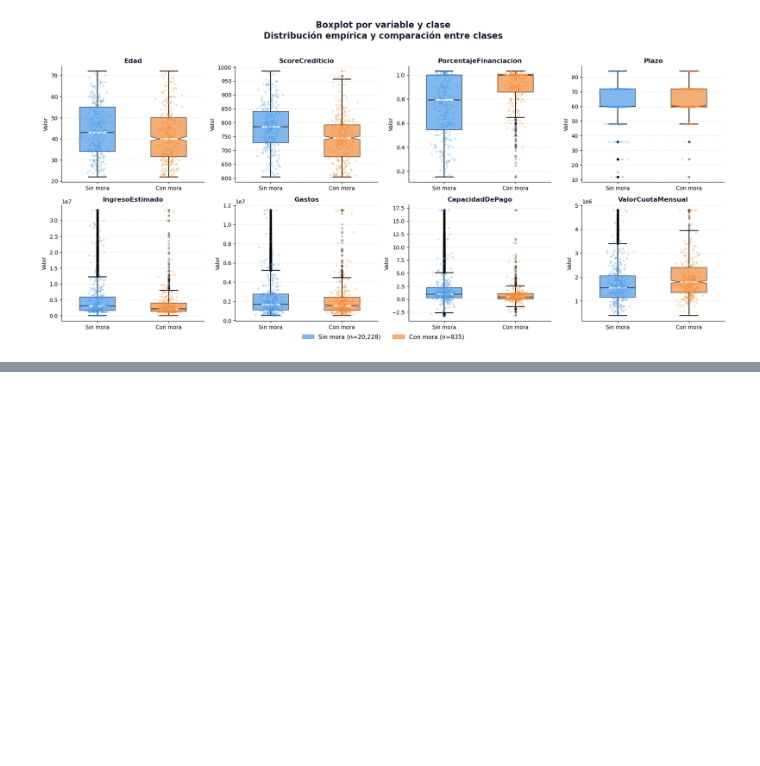
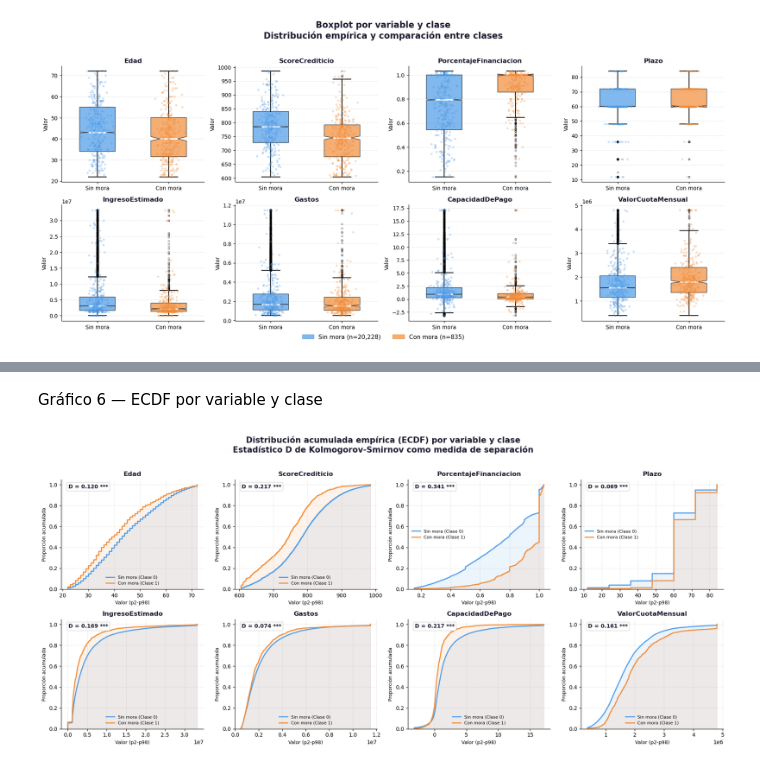
Before and after one commit to yacuervo18/Proyecto_Analitica_III, a Jupyter notebook: src/Modelo_RN_1.ipynb, the cells around one changed output, grey strips where cells are left out. Saved outputs shown, nothing was run; the diff lists cells and outputs as text; code cells hidden in the pictures; blank space fills up the shorter version.

```diff
--- a/src/Modelo_RN_1.ipynb
+++ b/src/Modelo_RN_1.ipynb
@@ -397,0 +501,65 @@ plt.show()
+# %% [markdown]
+Gráfico 6 — ECDF por variable y clase
+# %%
+from scipy import stats
+
+# ── Configuración ─────────────────────────────────────────────────────────
+variables  = ['Edad', 'ScoreCrediticio', 'PorcentajeFinanciacion', 'Plazo',
+              'IngresoEstimado', 'Gastos', 'CapacidadDePago', 'ValorCuotaMensual']
+colores    = {0: '#4C9BE8', 1: '#F28C38'}
+etiquetas  = {0: 'Sin mora (Clase 0)', 1: 'Con mora (Clase 1)'}
+
+# Clipping p1-p99
+df_plot = df_financiacion.dropna().copy()
+for col in variables:
+    q01 = df_plot[col].quantile(0.01)
+    q99 = df_plot[col].quantile(0.99)
+    df_plot[col] = df_plot[col].clip(q01, q99)
+
+# ── Subplots ──────────────────────────────────────────────────────────────
+fig, axes = plt.subplots(2, 4, figsize=(18, 8))
+axes = axes.flatten()
+
+fig.suptitle('Distribución acumulada empírica (ECDF) por variable y clase\nEstadístico D de Kolmogorov-Smirnov como medida de separación',
+             fontsize=15, fontweight='bold', color='#1a1a2e', y=1.02)
+
+for i, var in enumerate(variables):
+    ax = axes[i]
+
+    clase0 = df_plot[df_plot['M3_30AC'] == 0][var].dropna().sort_values()
+    clase1 = df_plot[df_plot['M3_30AC'] == 1][var].dropna().sort_values()
+
+    # ECDF clase 0
+    y0 = np.arange(1, len(clase0) + 1) / len(clase0)
+    ax.plot(clase0, y0, color=colores[0], linewidth=2,
+            label=etiquetas[0])
+    ax.fill_between(clase0, y0, alpha=0.1, color=colores[0])
+
+    # ECDF clase 1
+    y1 = np.arange(1, len(clase1) + 1) / len(clase1)
+    ax.plot(clase1, y1, color=colores[1], linewidth=2,
+            label=etiquetas[1])
+    ax.fill_between(clase1, y1, alpha=0.1, color=colores[1])
+
+    # Estadístico KS
+    ks_stat, p_value = stats.ks_2samp(clase0, clase1)
+    sig = '***' if p_value < 0.001 else '**' if p_value < 0.01 else '*' if p_value < 0.05 else 'ns'
+    ax.text(0.05, 0.92, f'D = {ks_stat:.3f} {sig}',
+            transform=ax.transAxes, fontsize=10,
+            fontweight='bold', color='#1a1a2e',
+            bbox=dict(boxstyle='round,pad=0.3', facecolor='white',
+                      edgecolor='#ccc', alpha=0.8))
+
+    ax.set_title(var, fontsize=12, fontweight='bold', color='#1a1a2e')
+    ax.set_xlabel('Valor (p2-p98)', fontsize=9)
+    ax.set_ylabel('Proporción acumulada', fontsize=9)
+    ax.spines[['top', 'right']].set_visible(False)
+    ax.grid(alpha=0.3, linestyle='--')
+    ax.legend(fontsize=8, frameon=False)
+    ax.set_ylim(0, 1.05)
+
+plt.tight_layout()
+plt.savefig('grafico6_ecdf.png', dpi=150, bbox_inches='tight')
+plt.show()
+# %% [output]
+[figure, added]
```
Also changed, not shown: parts of 8 cells of this notebook, 4 other files.
